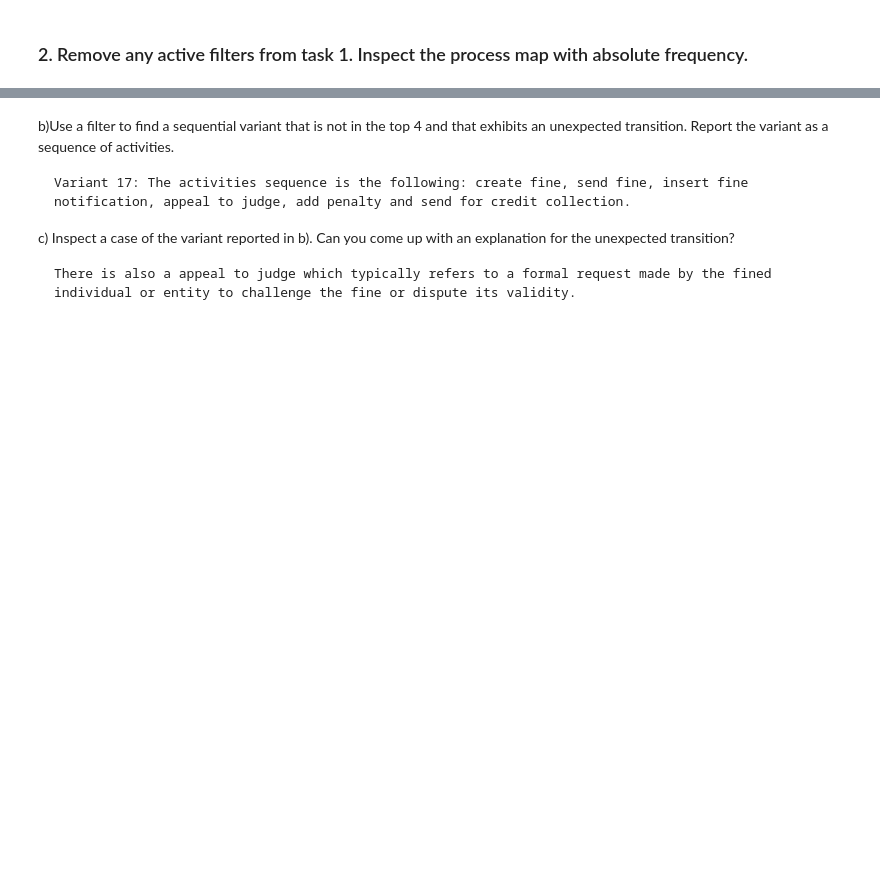
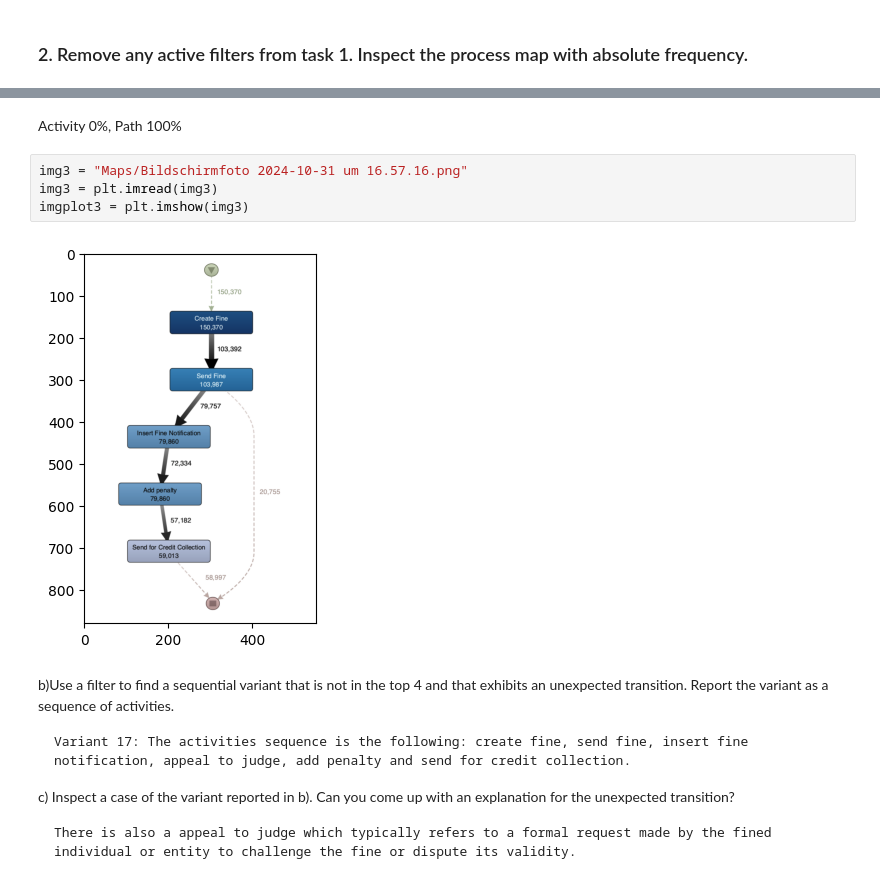
Before and after one commit to fulyagerin/Process_Mining_A1, a Jupyter notebook: Process-Mining-Assignment.ipynb, the cells around one changed output, grey strips where cells are left out. Drawn from its saved outputs; the diff is of its cells as text; blank space fills up the shorter version.

```diff
--- a/Process-Mining-Assignment.ipynb
+++ b/Process-Mining-Assignment.ipynb
@@ -458,3 +478,11 @@ a) Play with the sliders. Write down at least three observations (either related
+# %% [markdown]
+Activity 0%, Path 100%
+# %%
+img3 = "Maps/Bildschirmfoto 2024-10-31 um 16.57.16.png"
+img3 = plt.imread(img3)
+imgplot3 = plt.imshow(img3)
+# %% [output]
+[figure, added]
 # %% [markdown]
 
 b)Use a filter to find a sequential variant that is not in the top 4 and that exhibits an unexpected transition. Report the variant as a sequence of activities.
```
Also changed, not shown: parts of 11 cells of this notebook, 10 other files.
